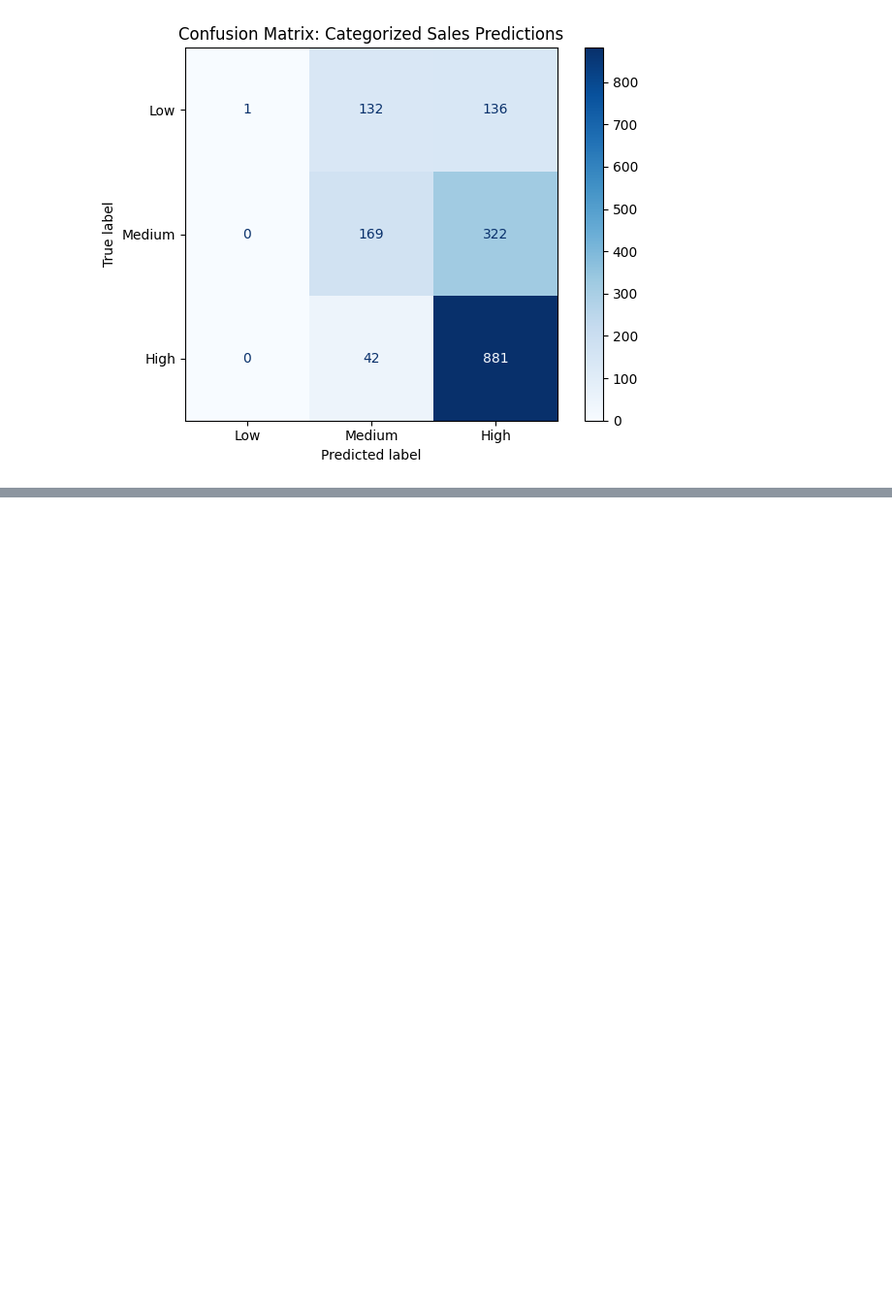
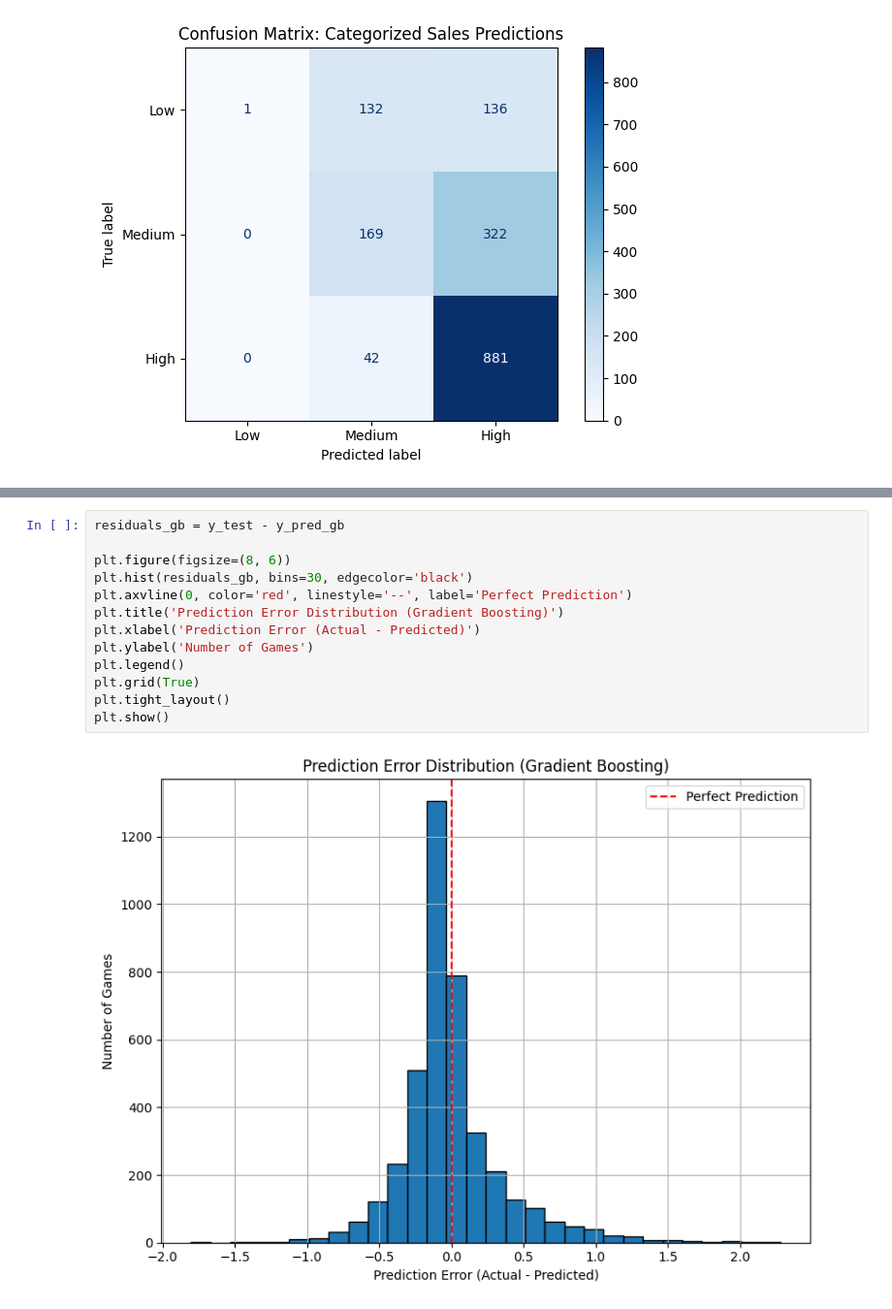
Before and after one commit to mertqara/PopularGameGenres, a Jupyter notebook: dataVisualisationAndAnalysis.ipynb, the cells around one changed output, grey strips where cells are left out. Shown at 97% size. Saved outputs shown, nothing was run; the diff lists cells and outputs as text; blank space fills up the shorter version.

```diff
--- a/dataVisualisationAndAnalysis.ipynb
+++ b/dataVisualisationAndAnalysis.ipynb
@@ -471,0 +576,15 @@ plt.show()
+# %%
+residuals_gb = y_test - y_pred_gb
+
+plt.figure(figsize=(8, 6))
+plt.hist(residuals_gb, bins=30, edgecolor='black')
+plt.axvline(0, color='red', linestyle='--', label='Perfect Prediction')
+plt.title('Prediction Error Distribution (Gradient Boosting)')
+plt.xlabel('Prediction Error (Actual - Predicted)')
+plt.ylabel('Number of Games')
+plt.legend()
+plt.grid(True)
+plt.tight_layout()
+plt.show()
+# %% [output]
+[figure, added]
```
Also changed, not shown: parts of 5 cells of this notebook.
